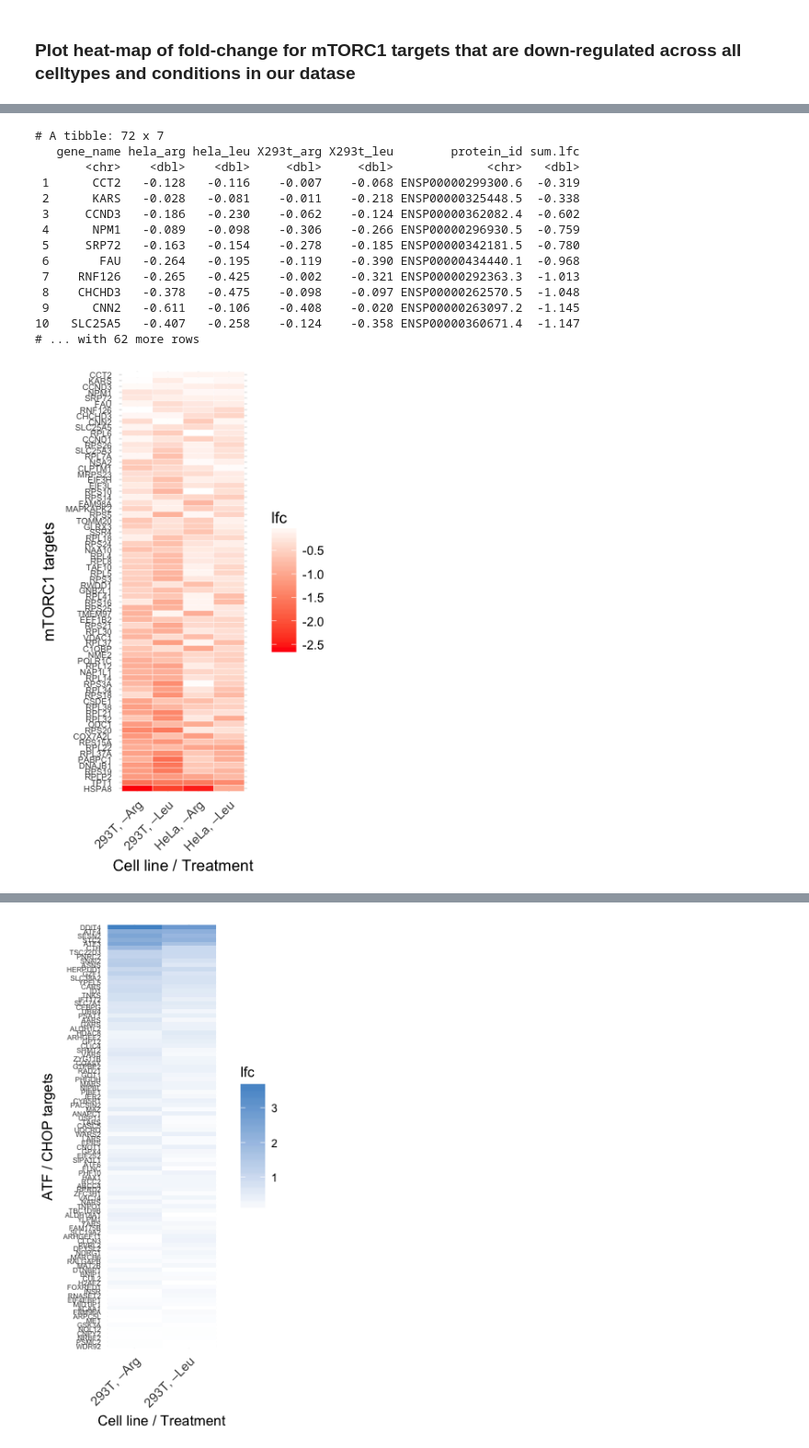
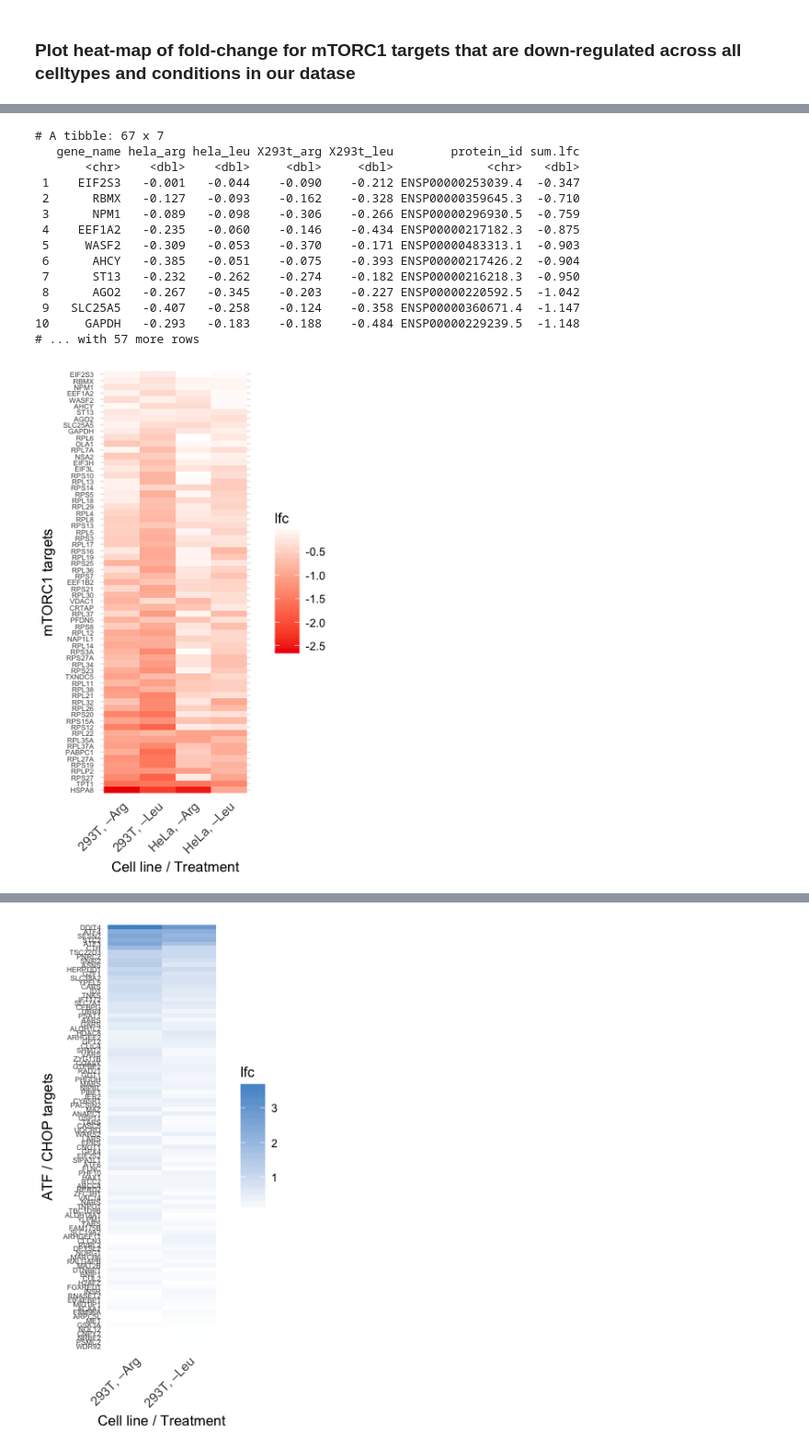
Before and after one commit to adarnell/2017_adarnell_riboseq_Rpipeline_test, a Jupyter notebook: scripts/gene_fold_change_plots.ipynb, the cells around one changed output, grey strips where cells are left out. Shown at 92% size. Saved outputs shown, nothing was run; the diff lists cells and outputs as text; code cells hidden in the pictures.

```diff
--- a/scripts/gene_fold_change_plots.ipynb
+++ b/scripts/gene_fold_change_plots.ipynb
@@ -429,5 +429,7 @@ Joining, by = "protein_id"
 # %% [markdown]
 ### Read in mTORC1 human targets
 # %%
-torin1_rp_human <- read_xls('../db/torin1_thoreen2012/nature11083-s2_sortedbyRDnotTE.xls',skip=2)
-#these are log2fc for ribo density all genes for torin1/vehicle in WT & 4ebp1 DKO
+#torin1_rp_mouse <- read_xls('../db/torin1_thoreen2012/nature11083-s2_sortedbyRDnotTE.xls',skip=2)
+#these are log2fc for ribo density all genes for torin1/vehicle in WT & 4ebp1 DKO FOR MEFS!
+
+pp242_rp_human <- read_xlsx("../db/pp242_downreg/pp242_refseqtogenename_davidoutput.xlsx")
@@ -462,3 +471,7 @@ length(targetlist)
 [145] "POLR1C"        "SLC25A3"       "AP2A2"         "TAGLN"
 [149] "TOMM20"        "AGPAT3"
 [1] 150
+# %%
+targetlist2 <- pp242_rp_human[['gene_name']]
+targetlist2
+length(targetlist2)
@@ -465,12 +497,11 @@ length(targetlist)
 # %%
 mtorc1_target_human_proteins <- human_cds %>%
   # extract all mouse genes in atf4 targets
-  filter(gene_name %in% targetlist) %>%
+  filter(gene_name %in% targetlist2) %>%
   ungroup %>%
   select(gene_name) %>%
   distinct(gene_name) %>%
   print
-#length is 140 so 10 of the 150 targets didn't have a matching gene name or weren't distinct
 # %% [output]
 # A tibble: 141 x 1
    gene_name
@@ -869,47 +900,47 @@ heatmapdata <- subsetlfcdata %>%
   arrange(desc(sum.lfc)) %>%
   print
 # %% [output]
-# A tibble: 72 x 7
+# A tibble: 67 x 7
    gene_name hela_arg hela_leu X293t_arg X293t_leu        protein_id sum.lfc
        <chr>    <dbl>    <dbl>     <dbl>     <dbl>             <chr>   <dbl>
- 1      CCT2   -0.128   -0.116    -0.007    -0.068 ENSP00000299300.6  -0.319
- 2      KARS   -0.028   -0.081    -0.011    -0.218 ENSP00000325448.5  -0.338
- 3     CCND3   -0.186   -0.230    -0.062    -0.124 ENSP00000362082.4  -0.602
- 4      NPM1   -0.089   -0.098    -0.306    -0.266 ENSP00000296930.5  -0.759
- 5     SRP72   -0.163   -0.154    -0.278    -0.185 ENSP00000342181.5  -0.780
- 6       FAU   -0.264   -0.195    -0.119    -0.390 ENSP00000434440.1  -0.968
- 7    RNF126   -0.265   -0.425    -0.002    -0.321 ENSP00000292363.3  -1.013
- 8    CHCHD3   -0.378   -0.475    -0.098    -0.097 ENSP00000262570.5  -1.048
- 9      CNN2   -0.611   -0.106    -0.408    -0.020 ENSP00000263097.2  -1.145
-10   SLC25A5   -0.407   -0.258    -0.124    -0.358 ENSP00000360671.4  -1.147
-# ... with 62 more rows
+ 1    EIF2S3   -0.001   -0.044    -0.090    -0.212 ENSP00000253039.4  -0.347
+ 2      RBMX   -0.127   -0.093    -0.162    -0.328 ENSP00000359645.3  -0.710
+ 3      NPM1   -0.089   -0.098    -0.306    -0.266 ENSP00000296930.5  -0.759
+ 4    EEF1A2   -0.235   -0.060    -0.146    -0.434 ENSP00000217182.3  -0.875
+ 5     WASF2   -0.309   -0.053    -0.370    -0.171 ENSP00000483313.1  -0.903
+ 6      AHCY   -0.385   -0.051    -0.075    -0.393 ENSP00000217426.2  -0.904
+ 7      ST13   -0.232   -0.262    -0.274    -0.182 ENSP00000216218.3  -0.950
+ 8      AGO2   -0.267   -0.345    -0.203    -0.227 ENSP00000220592.5  -1.042
+ 9   SLC25A5   -0.407   -0.258    -0.124    -0.358 ENSP00000360671.4  -1.147
+10     GAPDH   -0.293   -0.183    -0.188    -0.484 ENSP00000229239.5  -1.148
+# ... with 57 more rows
 # %%
 options(repr.plot.width = 3, repr.plot.height = 5)
 
 samplenames  <- c(
     'hela_arg' = 'HeLa, –Arg',
     'hela_leu' = 'HeLa, –Leu',
     'X293t_arg' = '293T, –Arg',
     'X293t_leu' = '293T, –Leu'
 )
 
 
 heatmapdata %>%
   mutate(gene_name = forcats::fct_reorder(gene_name, sum.lfc, .desc = F)) %>%
   select(-protein_id, -sum.lfc) %>%
   gather(condition, lfc, -gene_name) %>%
   mutate(condition = samplenames[condition]) %>%
   ggplot(aes(condition, gene_name)) +
-  geom_tile(aes(fill = lfc), color = 'white') +
-  scale_fill_gradient(low = 'red', high = 'white') +
-  theme_minimal() +
-  theme(axis.text.x = element_text(angle = 45, hjust = 1),
-        axis.text.y = element_text(size = 6)) +
+  geom_raster(aes(fill = lfc), color = 'white') +
+  scale_fill_gradient(low = 'red2', high = 'white') +
+  theme_minimal(base_family = 'Arial', base_size=10) +
+  theme(axis.text.x = element_text(angle = 45, hjust = 1, size=9),
+        axis.text.y = element_text(size = 5)) +
   ylab("mTORC1 targets") +
   xlab("Cell line / Treatment")
-ggsave('../figures/mtorc1_targets_rdnotte_heatmap_hela293tonly.svg', width = 3, height = 5, units = 'in')
+ggsave('../figures/mtorc1_hsiehtargets_heatmap_hela293t3honly.svg', width = 3, height = 5, units = 'in')
 # %% [output]
-[figure, old version]
+[figure, new version]
 # %%
 countdata  <- read_tsv('../tables/cds.counts.20170615.tsv', col_types = c(col_character()))
 lfcdata <- read_tsv('../tables/foldchange_samplepairs_201706221.tsv', col_types = c(col_character()))
```
Also changed, not shown: parts of 19 cells of this notebook, 6 other files.
